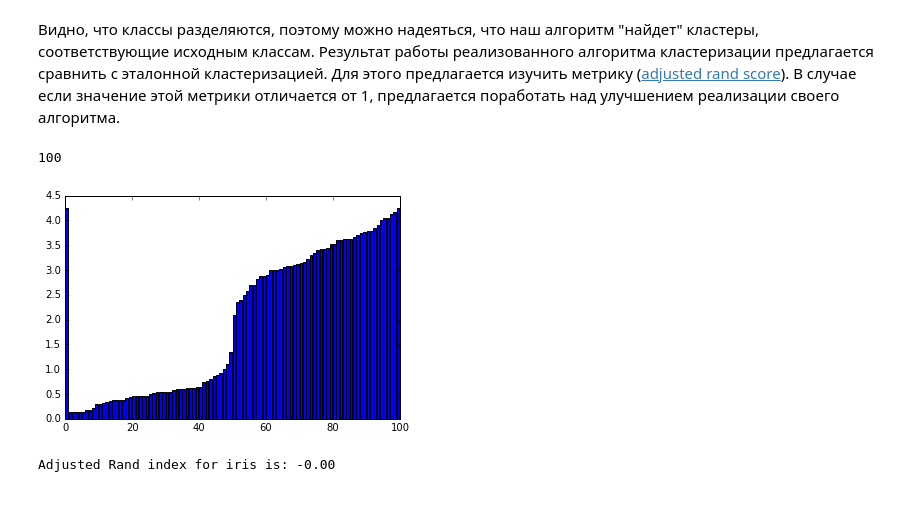
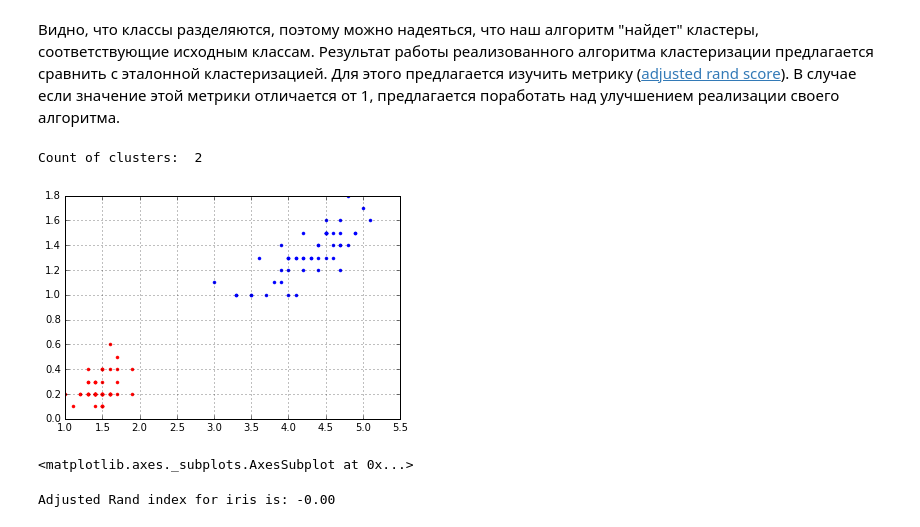
Before and after one commit to Shevviakov/technosphere, a Jupyter notebook: datamine/l3/homework-3-st-Copy1.ipynb, the cells around one changed output. Cells and saved outputs as stored; diff of their text form; code cells hidden in the pictures.

```diff
--- a/datamine/l3/homework-3-st-Copy1.ipynb
+++ b/datamine/l3/homework-3-st-Copy1.ipynb
@@ -183,12 +302,13 @@ pl.show()
 # %% [markdown]
 Видно, что классы разделяются, поэтому можно надеяться, что наш алгоритм "найдет" кластеры, соответствующие исходным классам. Результат работы реализованного алгоритма кластеризации предлагается сравнить с эталонной кластеризацией. Для этого предлагается изучить метрику ([adjusted rand score](http://scikit-learn.org/stable/modules/generated/sklearn.metrics.adjusted_rand_score.html)). В случае если значение этой метрики отличается от 1, предлагается поработать над улучшением реализации своего алгоритма.
 # %%
-cl = Clustering(epsilon=5, min_pts = 2)
-cl.fit(x_iris)
-cl.plot()
+cl = Clustering(epsilon=1.8, min_pts = 1)
+cl.fit(x_iris[:,2:4])
+cl.draw_clusters()
 # %% [output]
-100
+Count of clusters:  2
-[figure, old version]
+[figure, new version]
+<matplotlib.axes._subplots.AxesSubplot at 0x...>
 # %%
 pred_iris = Clustering().fit_predict(x_iris)
 print "Adjusted Rand index for iris is: %.2f" % smt.adjusted_rand_score(y_iris, pred_iris)
```
Also changed, not shown: parts of 1 cell of this notebook.
